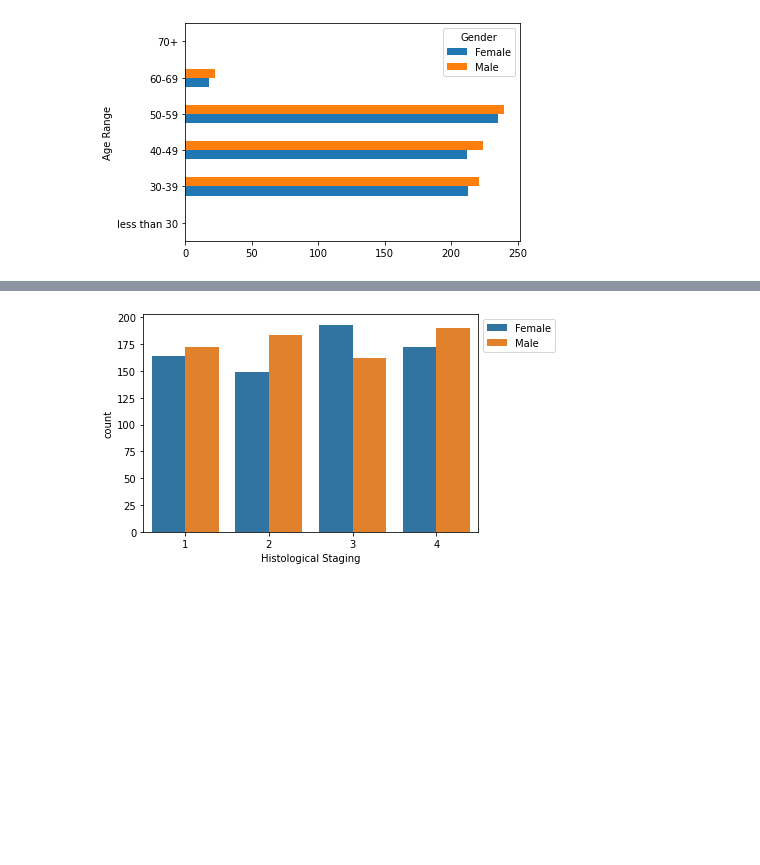
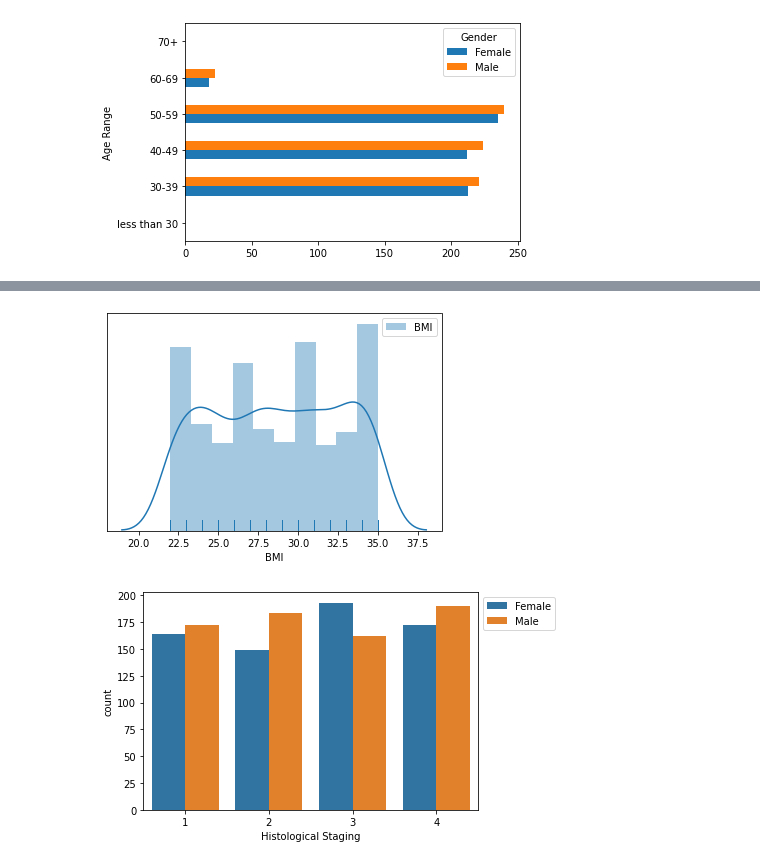
Before and after one commit to phganh/HCVpatientsDatasetVisualization-JupyterNotebook, a Jupyter notebook: projectReport1.ipynb, the cells around one changed output, grey strips where cells are left out. Cells and saved outputs as stored; diff of their text form; code cells hidden in the pictures; blank space fills up the shorter version.

```diff
--- a/projectReport1.ipynb
+++ b/projectReport1.ipynb
@@ -216,2 +224,10 @@ ageRgen.size().unstack().plot(kind='barh')
+# %%
+#BMI Distribution of all the patients-show no pattern
+sns.distplot(dataC.BMI,bins=10,label="BMI",rug=True)
+plt.yticks([])
+plt.legend()
+plt.show()
+# %% [output]
+[figure, added]
 # %%
 #Baseline Histological Staging across each gender
```
Also changed, not shown: parts of 2 cells of this notebook.
